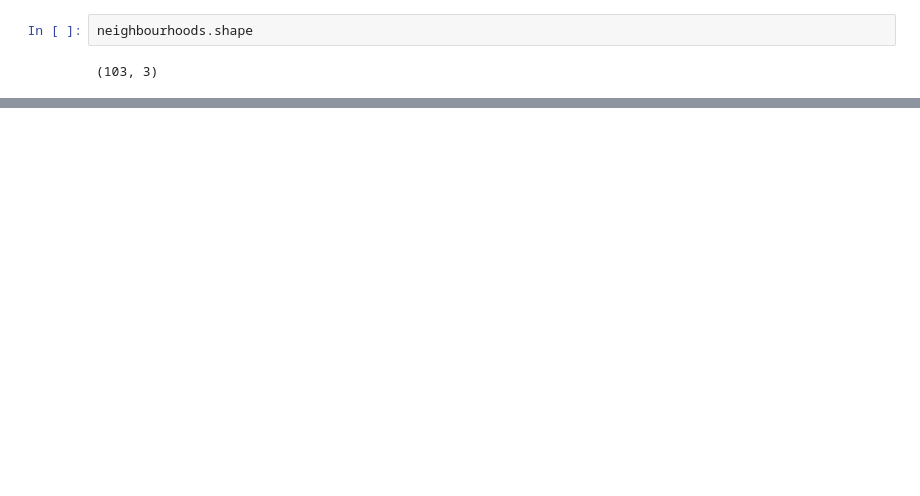
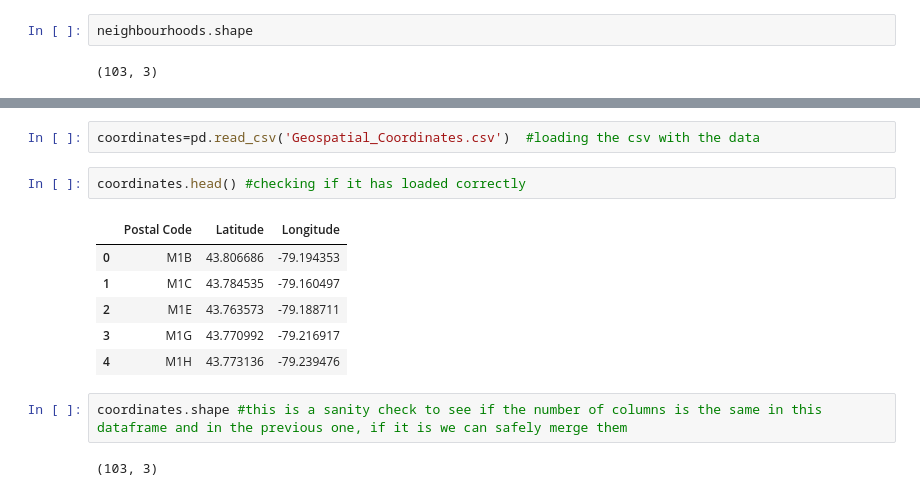
Before and after one commit to marcoserusi/Coursera_Data-Science_Capstone, a Jupyter notebook: Capstone Project Segmenting and Clustering Neighborhoods in Toronto.ipynb, the cells around one changed output, grey strips where cells are left out. Cells and saved outputs as stored; diff of their text form; blank space fills up the shorter version.

```diff
--- a/Capstone Project Segmenting and Clustering Neighborhoods in Toronto.ipynb
+++ b/Capstone Project Segmenting and Clustering Neighborhoods in Toronto.ipynb
@@ -225,0 +243,15 @@ neighbourhoods.shape
+# %%
+coordinates=pd.read_csv('Geospatial_Coordinates.csv')  #loading the csv with the data
+# %%
+coordinates.head() #checking if it has loaded correctly
+# %% [output]
+|  | Postal Code | Latitude | Longitude |
+| 0 | M1B | 43.806686 | -79.194353 |
+| 1 | M1C | 43.784535 | -79.160497 |
+| 2 | M1E | 43.763573 | -79.188711 |
+| 3 | M1G | 43.770992 | -79.216917 |
+| 4 | M1H | 43.773136 | -79.239476 |
+# %%
+coordinates.shape #this is a sanity check to see if the number of columns is the same in this dataframe and in the previous one, if it is we can safely merge them
+# %% [output]
+(103, 3)
```
Also changed, not shown: parts of 25 cells of this notebook, 1 other file.
